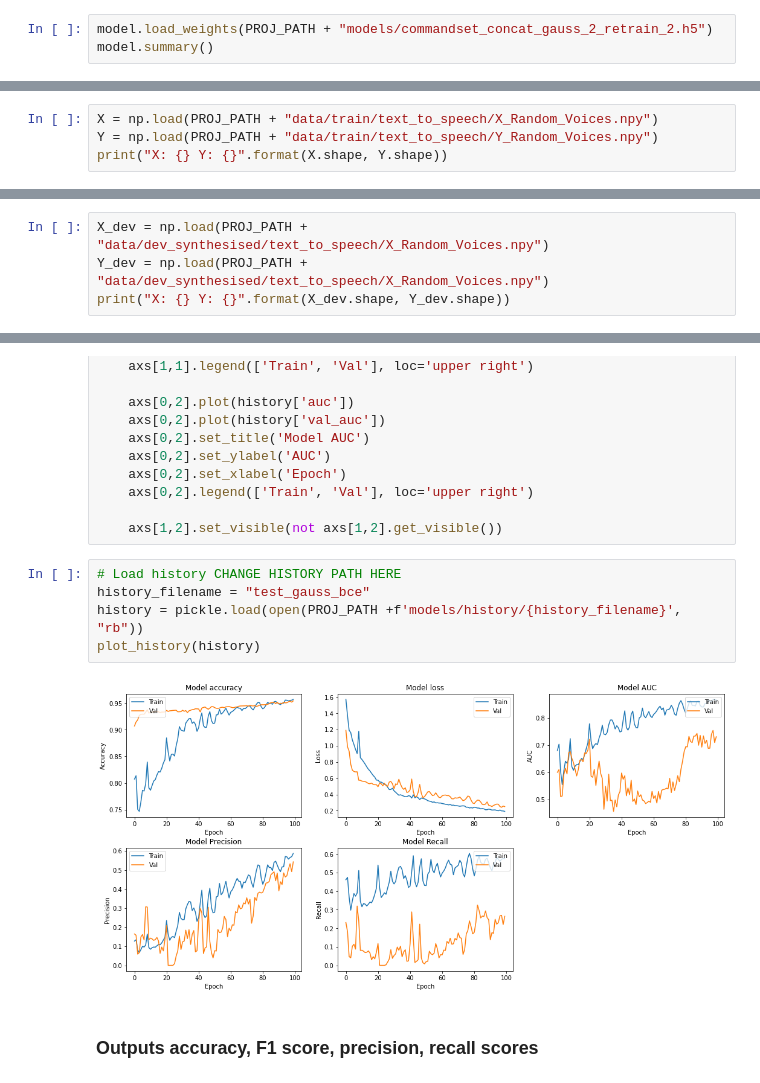
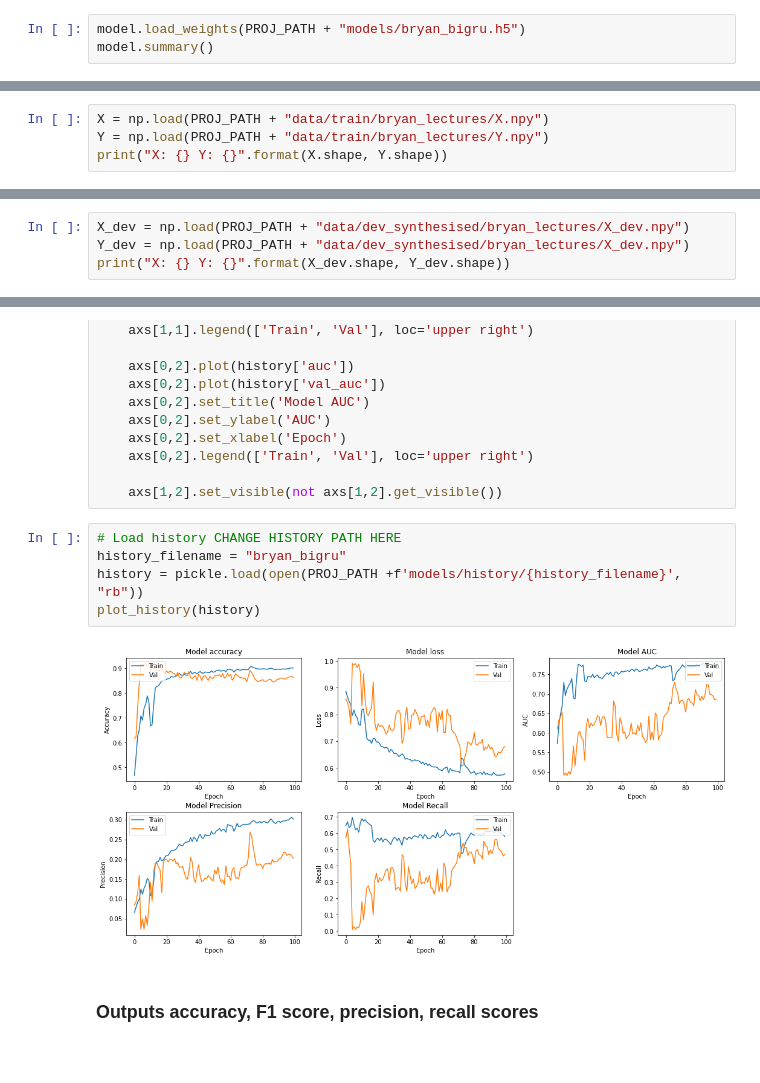
Before and after one commit to ybchen97/filler_detection, a Jupyter notebook: model.ipynb, the cells around one changed output, grey strips where cells are left out. Saved outputs shown, nothing was run; the diff lists cells and outputs as text.

```diff
--- a/model.ipynb
+++ b/model.ipynb
@@ -391,6 +443,6 @@ _________________________________________________________________
 ### Load Weights of Pre-trained Model
 Loaded weights instead of model due to custom metrics causing error in loading model directly. Read more [here](https://github.com/keras-team/keras/issues/10104).
 # %%
-model.load_weights(PROJ_PATH + "models/commandset_concat_gauss_2_retrain_2.h5")
+model.load_weights(PROJ_PATH + "models/bryan_bigru.h5")
 model.summary()
 # %% [output]
@@ -511,14 +563,14 @@ def model_train(model, X, Y, X_dev, Y_dev):
     history = model.fit(X, Y, batch_size=50, epochs=100, validation_data=(X_dev, Y_dev), callbacks = [es])
     return history
 # %%
-X = np.load(PROJ_PATH + "data/train/text_to_speech/X_Random_Voices.npy")
-Y = np.load(PROJ_PATH + "data/train/text_to_speech/Y_Random_Voices.npy")
+X = np.load(PROJ_PATH + "data/train/bryan_lectures/X.npy")
+Y = np.load(PROJ_PATH + "data/train/bryan_lectures/Y.npy")
 print("X: {} Y: {}".format(X.shape, Y.shape))
 # %% [output]
 X: (1000, 5490, 129) Y: (1000, 1369, 1)
 # %%
-X_dev = np.load(PROJ_PATH + "data/dev_synthesised/text_to_speech/X_Random_Voices.npy")
-Y_dev = np.load(PROJ_PATH + "data/dev_synthesised/text_to_speech/X_Random_Voices.npy")
+X_dev = np.load(PROJ_PATH + "data/dev_synthesised/bryan_lectures/X_dev.npy")
+Y_dev = np.load(PROJ_PATH + "data/dev_synthesised/bryan_lectures/X_dev.npy")
 print("X: {} Y: {}".format(X_dev.shape, Y_dev.shape))
 # %% [output]
 X: (100, 5490, 129) Y: (100, 5490, 129)
@@ -611,11 +663,11 @@ def plot_history(history):
     axs[1,2].set_visible(not axs[1,2].get_visible())
 # %%
 # Load history CHANGE HISTORY PATH HERE
-history_filename = "test_gauss_bce"
+history_filename = "bryan_bigru"
 history = pickle.load(open(PROJ_PATH +f'models/history/{history_filename}', "rb"))
 plot_history(history)
 # %% [output]
-[figure, old version]
+[figure, new version]
 # %% [markdown]
 ### Outputs accuracy, F1 score, precision, recall scores
 # %%
```
Also changed, not shown: parts of 10 cells of this notebook.
